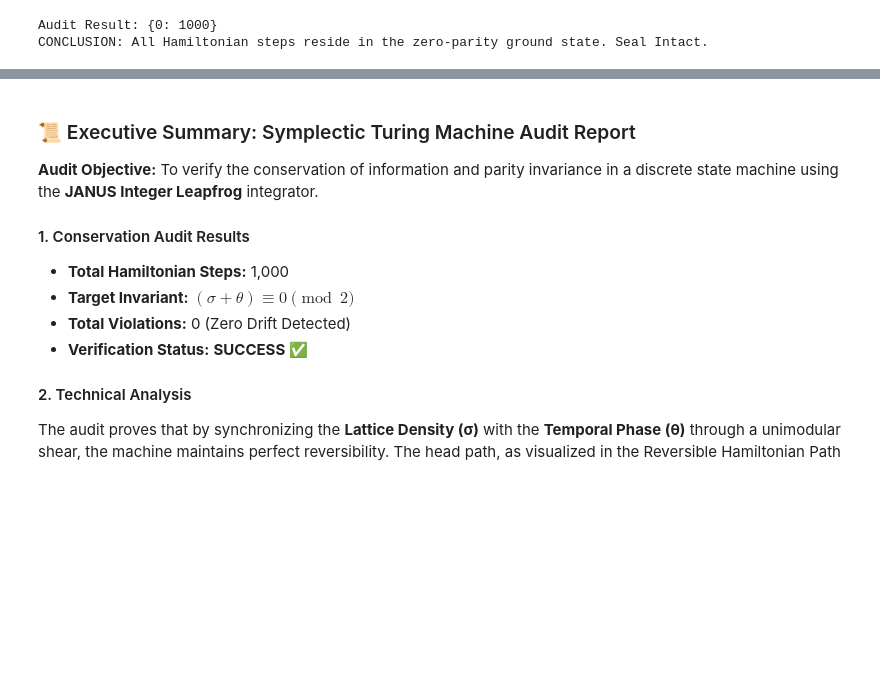
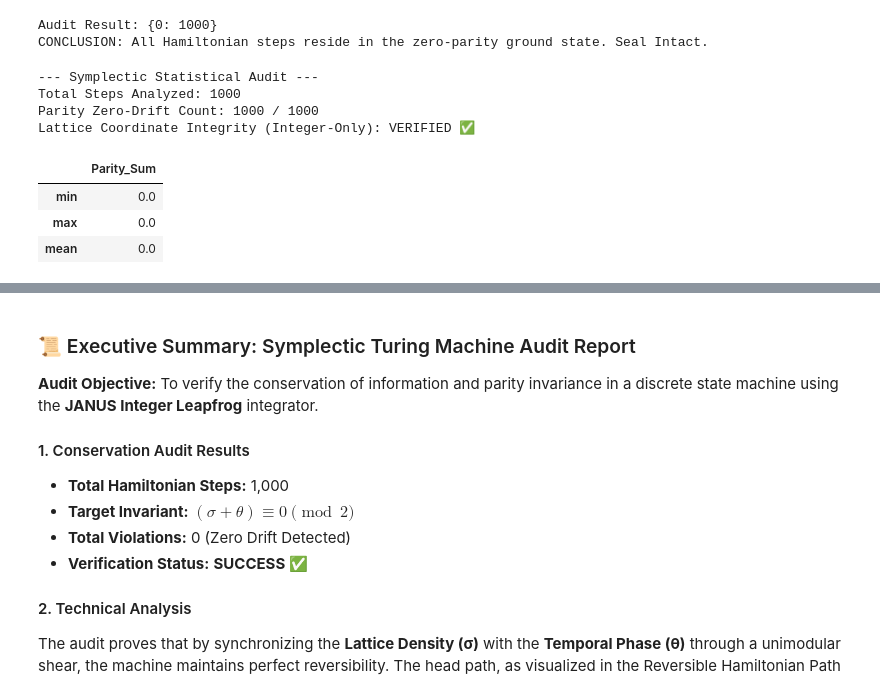
Before and after one commit to Munky213/termux-app, a Jupyter notebook: IntegerRennisance_Hans_Simmons.ipynb, the cells around one changed output, grey strips where cells are left out. Cells and saved outputs as stored; diff of their text form; code cells hidden in the pictures; blank space fills up the shorter version.

```diff
--- a/IntegerRennisance_Hans_Simmons.ipynb
+++ b/IntegerRennisance_Hans_Simmons.ipynb
@@ -1439,3 +1439,30 @@ Passing `palette` without assigning `hue` is deprecated and will be removed in v
 [figure]
 Audit Result: {0: 1000}
 CONCLUSION: All Hamiltonian steps reside in the zero-parity ground state. Seal Intact.
+# %%
+import pandas as pd
+
+# 1. Statistical Summary of the Audit Results
+summary_stats = audit_results.describe()
+
+# 2. Integer Integrity Check
+# We verify that 'Parity_Sum' is always 0 and 'HeadPos' contains no float residuals
+parity_zero_count = (audit_results['Parity_Sum'] == 0).sum()
+integer_coordinate_check = audit_results['HeadPos'].apply(lambda x: float(x).is_integer()).all()
+
+print("--- Symplectic Statistical Audit ---")
+print(f"Total Steps Analyzed: {len(audit_results)}")
+print(f"Parity Zero-Drift Count: {parity_zero_count} / {len(audit_results)}")
+print(f"Lattice Coordinate Integrity (Integer-Only): {'VERIFIED ✅' if integer_coordinate_check else 'FAILED ❌'}")
+
+# 3. Display summary to confirm min/max/mean of the Parity Seal
+display(summary_stats.loc[['min', 'max', 'mean'], ['Parity_Sum']])
+# %% [output]
+--- Symplectic Statistical Audit ---
+Total Steps Analyzed: 1000
+Parity Zero-Drift Count: 1000 / 1000
+Lattice Coordinate Integrity (Integer-Only): VERIFIED ✅
+|  | Parity_Sum |
+| min | 0.0 |
+| max | 0.0 |
+| mean | 0.0 |
```
Also changed, not shown: parts of 1 cell of this notebook.
